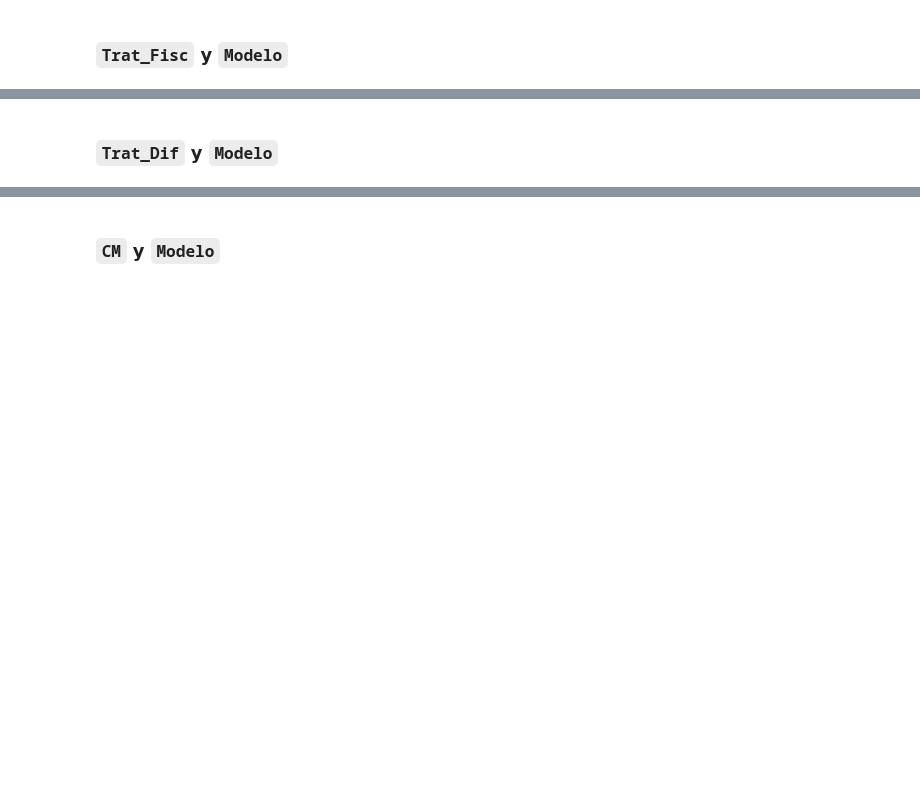
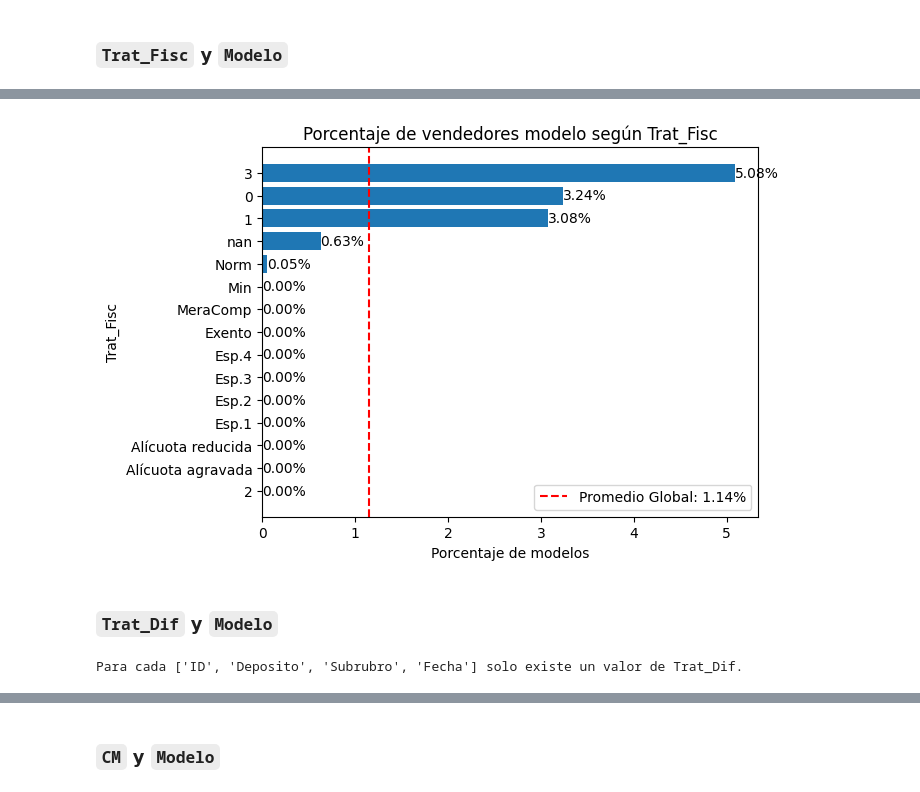
Before and after one commit to Cheva94/Diplo_M16, a Jupyter notebook: notebooks/curacion.ipynb, the cells around one changed output, grey strips where cells are left out. Drawn from its saved outputs; the diff is of its cells as text; code cells hidden in the pictures; blank space fills up the shorter version.

```diff
--- a/notebooks/curacion.ipynb
+++ b/notebooks/curacion.ipynb
@@ -417,2 +525,6 @@ Qué pasa con las demás categorías? No tienen modelo? Estaría bueno q las mue
+# %%
+graph_modelo(ventas_categ, 'Trat_Fisc')
+# %% [output]
+[figure, added]
 # %% [markdown]
 ### `Trat_Dif` y `Modelo`
@@ -440,0 +531,4 @@ plt.show()
+# %%
+granularidad(ventas_categ, 'Trat_Dif', 'ID', 'Deposito', 'Subrubro', 'Fecha')
+# %% [output]
+Para cada ['ID', 'Deposito', 'Subrubro', 'Fecha'] solo existe un valor de Trat_Dif.
```
Also changed, not shown: parts of 67 cells of this notebook, 2 other files.
